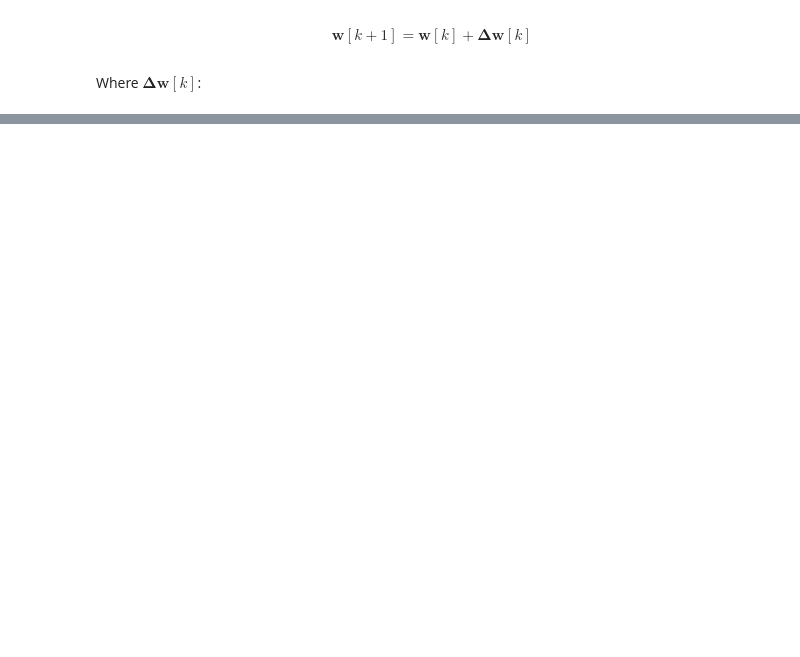
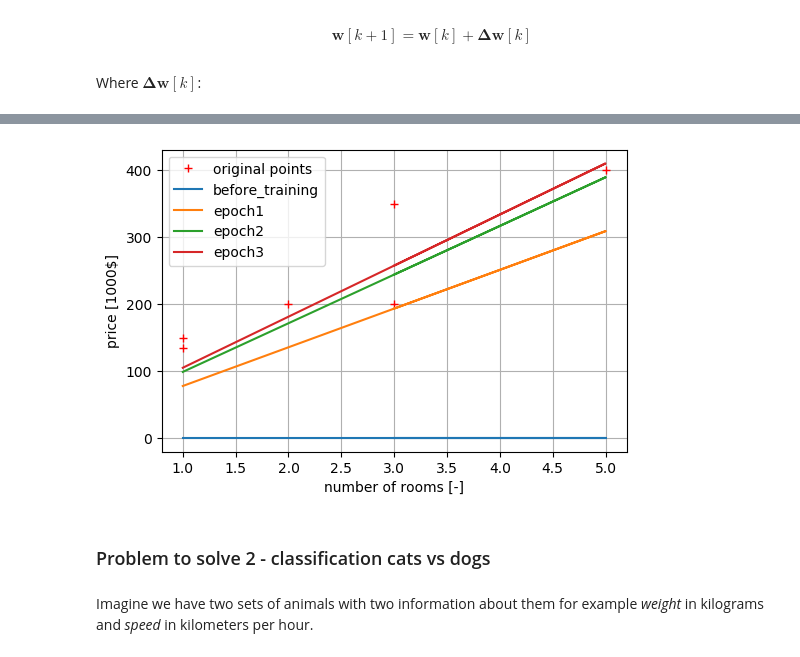
Before and after one commit to CVUT-FS-12110/Python-for-Scientific-Computations-and-Control, a Jupyter notebook: courses/ai/perceptron.ipynb, the cells around one changed output, grey strips where cells are left out. Drawn from its saved outputs; the diff is of its cells as text; code cells hidden in the pictures; blank space fills up the shorter version.

```diff
--- a/courses/ai/perceptron.ipynb
+++ b/courses/ai/perceptron.ipynb
@@ -121,0 +93,31 @@ array([[ 1.2],
+# %%
+p1 = perceptron(2) # 2 weights, bias and weight 1
+# %%
+MatX = np.c_[np.ones((len(num_rooms), 1)), num_rooms[:,np.newaxis]] # features
+VecY = price[:, np.newaxis] # targets (price of house)
+# %%
+# dictionary for visualisation of training process
+training = {
+    "before_training": np.ravel(np.dot(MatX, p1.Weights)),
+}
+alpha = 0.02
+# training
+for epoch in range(3):
+    p1.trainGD(MatX, VecY, alpha)
+    training["epoch{}".format(epoch+1)] = np.ravel(np.dot(MatX, p1.Weights))
+# %%
+plt.figure(dpi=100)
+plt.plot(num_rooms, price, "r+", label="original points")
+for key in training:
+    plt.plot(num_rooms, training[key], "-", label=key)
+plt.xlabel("number of rooms [-]")
+plt.ylabel("price [1000$]")
+plt.grid()
+plt.legend()
+plt.show()
+# %% [output]
+[figure, added]
+# %% [markdown]
+### Problem to solve 2 - classification cats vs dogs
+# %% [markdown]
+Imagine we have two sets of animals with two information about them for example *weight* in kilograms and *speed* in kilometers per hour.
```
Also changed, not shown: parts of 41 cells of this notebook.
